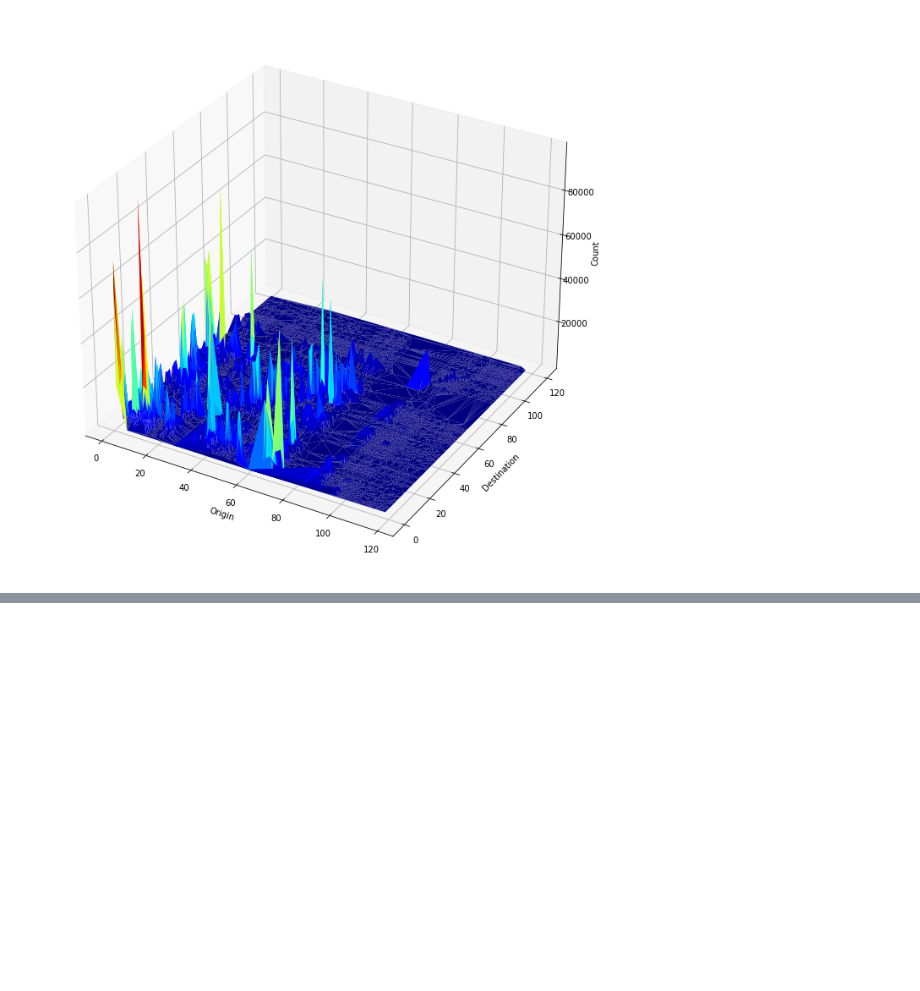
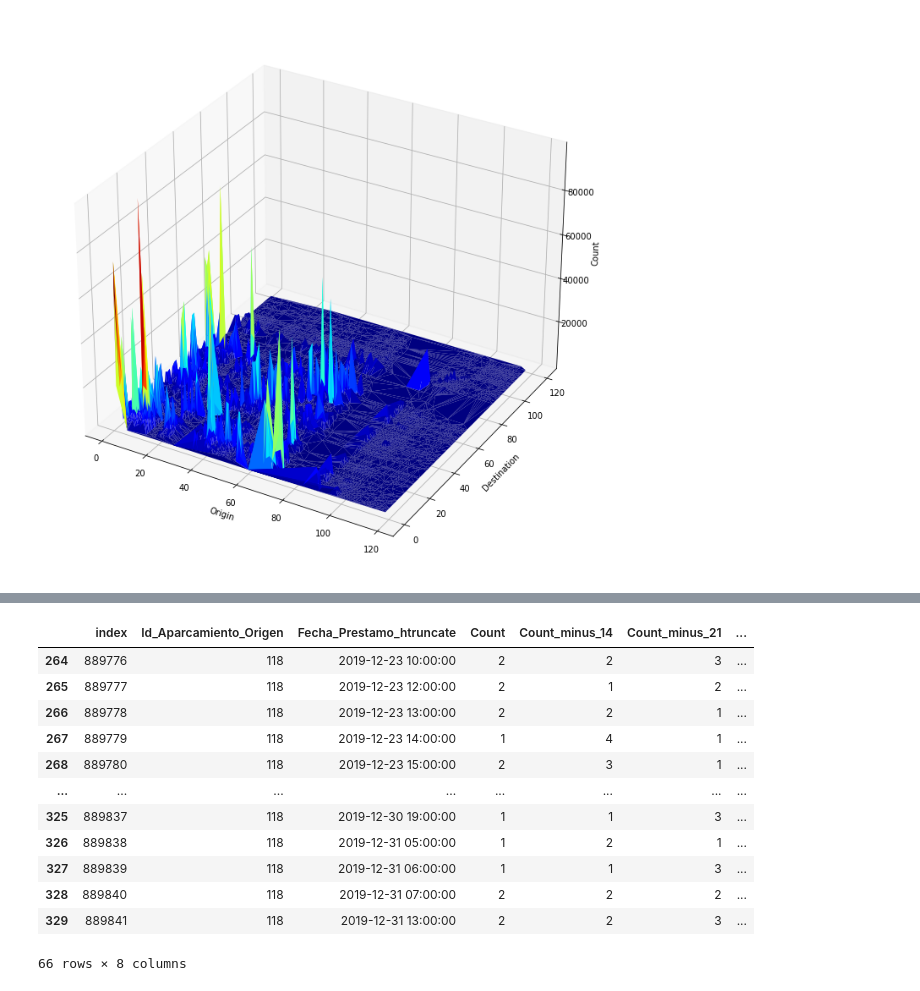
Before and after one commit to anafsa/ChildrenOfJupyter, a Jupyter notebook: Stage-3/EDA-Fabio.ipynb, the cells around one changed output, grey strips where cells are left out. Drawn from its saved outputs; the diff is of its cells as text; code cells hidden in the pictures; blank space fills up the shorter version.

```diff
--- a/Stage-3/EDA-Fabio.ipynb
+++ b/Stage-3/EDA-Fabio.ipynb
@@ -228,0 +364,16 @@ Cadeias de markov ou função matemática: qual é a probabilidade de uma bicicl
+# %%
+test
+# %% [output]
+|  | index | Id_Aparcamiento_Origen | Fecha_Prestamo_htruncate | Count | Count_minus_14 | Count_minus_21 | ... |
+| 264 | 889776 | 118 | 2019-12-23 10:00:00 | 2 | 2 | 3 | ... |
+| 265 | 889777 | 118 | 2019-12-23 12:00:00 | 2 | 1 | 2 | ... |
+| 266 | 889778 | 118 | 2019-12-23 13:00:00 | 2 | 2 | 1 | ... |
+| 267 | 889779 | 118 | 2019-12-23 14:00:00 | 1 | 4 | 1 | ... |
+| 268 | 889780 | 118 | 2019-12-23 15:00:00 | 2 | 3 | 1 | ... |
+| ... | ... | ... | ... | ... | ... | ... | ... |
+| 325 | 889837 | 118 | 2019-12-30 19:00:00 | 1 | 1 | 3 | ... |
+| 326 | 889838 | 118 | 2019-12-31 05:00:00 | 1 | 2 | 1 | ... |
+| 327 | 889839 | 118 | 2019-12-31 06:00:00 | 1 | 1 | 3 | ... |
+| 328 | 889840 | 118 | 2019-12-31 07:00:00 | 2 | 2 | 2 | ... |
+| 329 | 889841 | 118 | 2019-12-31 13:00:00 | 2 | 2 | 3 | ... |
+66 rows × 8 columns
```
Also changed, not shown: parts of 14 cells of this notebook.
